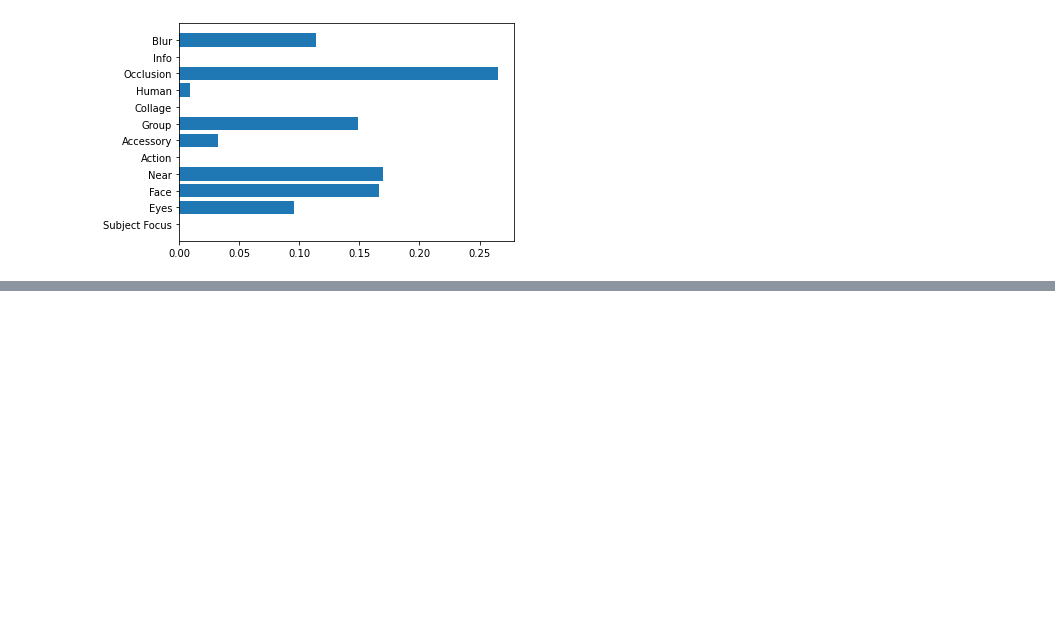
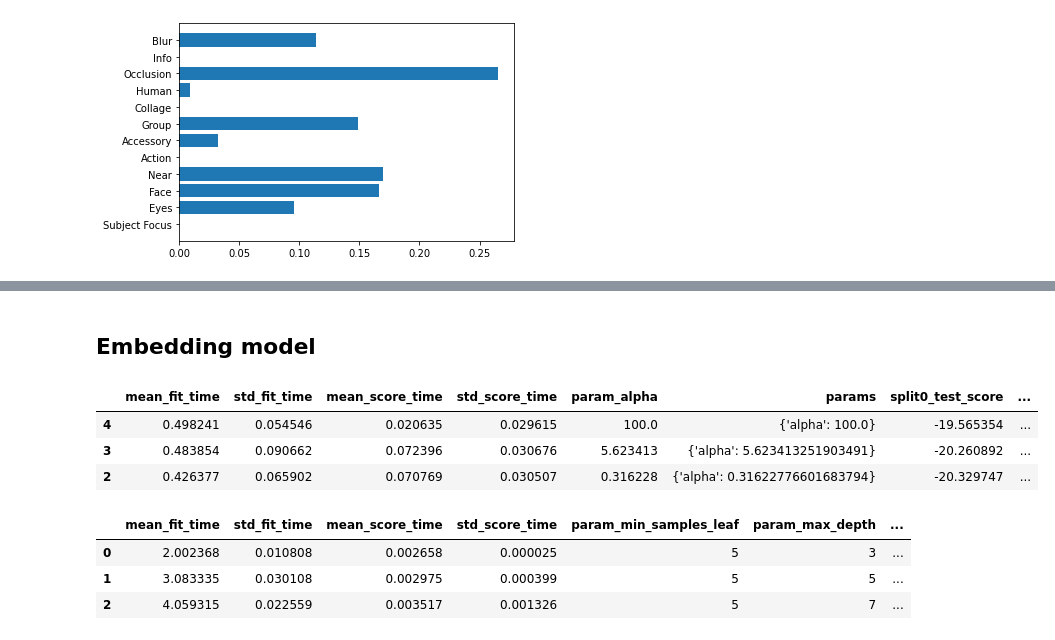
Before and after one commit to stamacake/mldm_project, a Jupyter notebook: baseline.ipynb, the cells around one changed output, grey strips where cells are left out. Drawn from its saved outputs; the diff is of its cells as text; code cells hidden in the pictures; blank space fills up the shorter version.

Commit message:
efficientnet embs baseline

```diff
--- a/baseline.ipynb
+++ b/baseline.ipynb
@@ -64,0 +61,2 @@ exp
+# %% [markdown]
+## Embedding model
@@ -64,0 +66,37 @@ exp
+# %%
+embs, ids = load_pickle('artifacts/embs/efficientnet_v2_m__embs.pkl')
+ids = np.array(ids)
+# %%
+x = embs
+y = train.set_index('Id').loc[ids]['Pawpularity'].to_numpy()
+# %%
+searcher = RandomizedSearchCV(
+    Ridge(),
+    param_distributions={
+        'alpha' : np.logspace(-3, 2, 5),
+    },
+    scoring=make_scorer(rmse, greater_is_better=False),
+)
+searcher.fit(x, y)
+pd.DataFrame(searcher.cv_results_).sort_values('mean_test_score', ascending=False).head(3)
+# %% [output]
+|  | mean_fit_time | std_fit_time | mean_score_time | std_score_time | param_alpha | params | split0_test_score | ... |
+| 4 | 0.498241 | 0.054546 | 0.020635 | 0.029615 | 100.0 | {'alpha': 100.0} | -19.565354 | ... |
+| 3 | 0.483854 | 0.090662 | 0.072396 | 0.030676 | 5.623413 | {'alpha': 5.623413251903491} | -20.260892 | ... |
+| 2 | 0.426377 | 0.065902 | 0.070769 | 0.030507 | 0.316228 | {'alpha': 0.31622776601683794} | -20.329747 | ... |
+# %%
+searcher = RandomizedSearchCV(
+    DecisionTreeRegressor(),
+    param_distributions={
+        'max_depth' : [3, 5, 7, 9],
+        'min_samples_leaf' : [5],
+    },
+    scoring=make_scorer(rmse, greater_is_better=False),
+)
+searcher.fit(x, y)
+pd.DataFrame(searcher.cv_results_).sort_values('mean_test_score', ascending=False).head(3)
+# %% [output]
+|  | mean_fit_time | std_fit_time | mean_score_time | std_score_time | param_min_samples_leaf | param_max_depth | ... |
+| 0 | 2.002368 | 0.010808 | 0.002658 | 0.000025 | 5 | 3 | ... |
+| 1 | 3.083335 | 0.030108 | 0.002975 | 0.000399 | 5 | 5 | ... |
+| 2 | 4.059315 | 0.022559 | 0.003517 | 0.001326 | 5 | 7 | ... |
```
Also changed, not shown: parts of 3 cells of this notebook, 4 other files.
